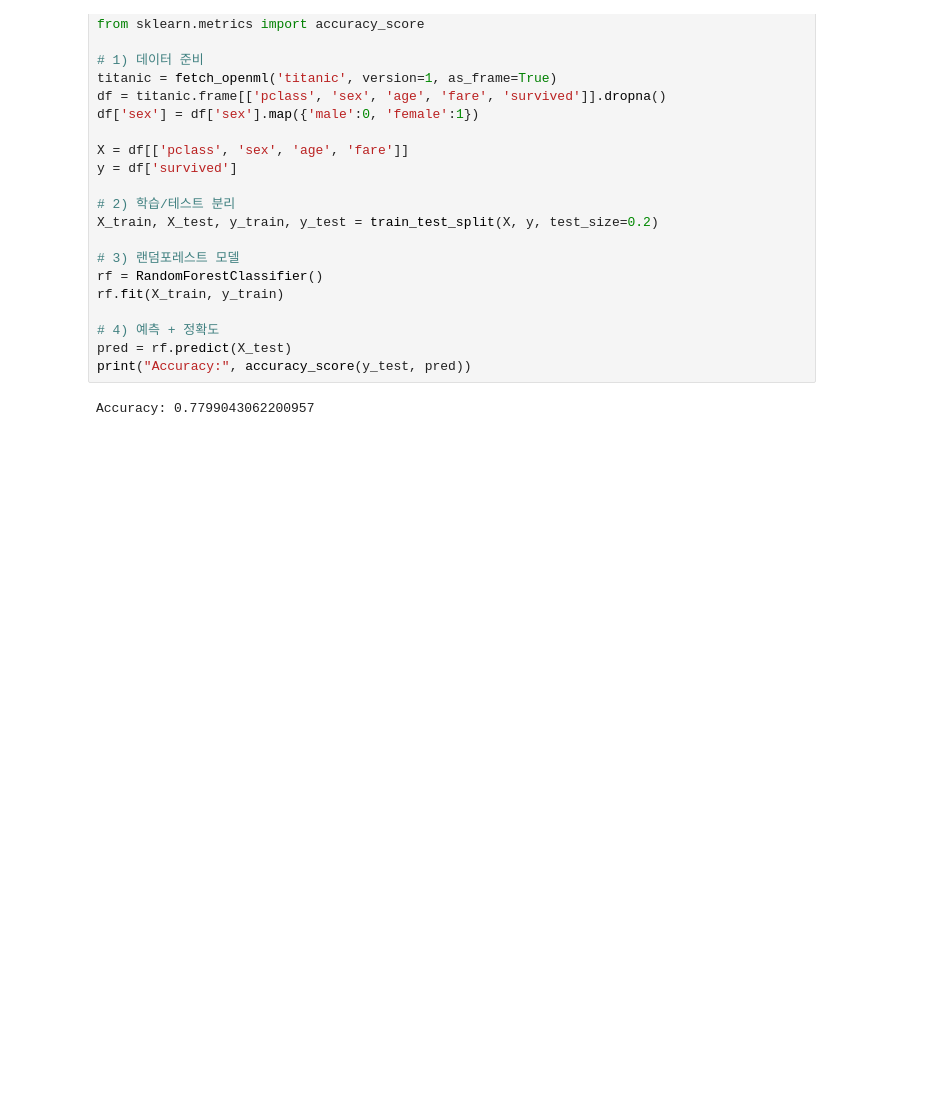
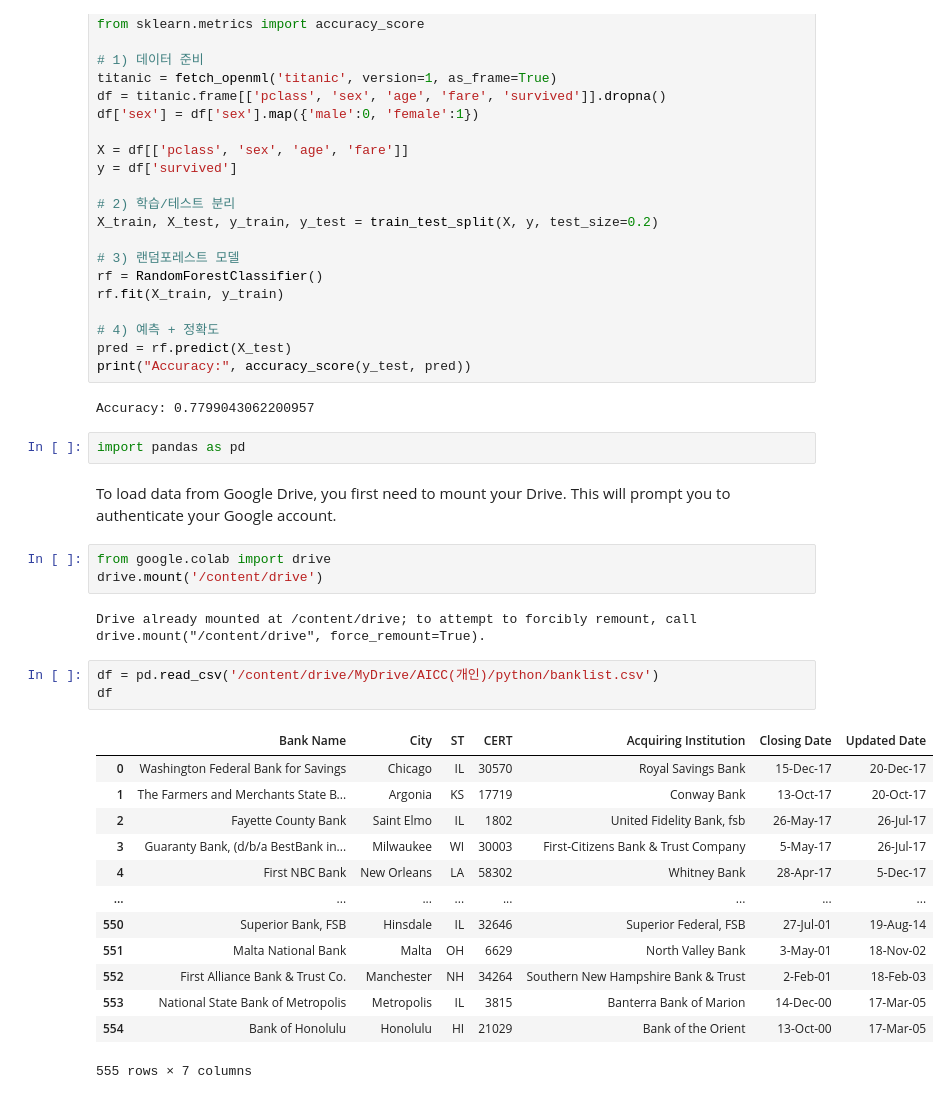
Before and after one commit to psallo/python_test, a Jupyter notebook: 앙상블_분석.ipynb, the cells around one changed output. Cells and saved outputs as stored; diff of their text form; blank space fills up the shorter version.

Commit message:
Colab을 통해 생성됨

```diff
--- a/앙상블_분석.ipynb
+++ b/앙상블_분석.ipynb
@@ -156,3 +156,29 @@ pred = rf.predict(X_test)
 print("Accuracy:", accuracy_score(y_test, pred))
 # %% [output]
 Accuracy: 0.7799043062200957
+# %%
+import pandas as pd
+# %% [markdown]
+To load data from Google Drive, you first need to mount your Drive. This will prompt you to authenticate your Google account.
+# %%
+from google.colab import drive
+drive.mount('/content/drive')
+# %% [output]
+Drive already mounted at /content/drive; to attempt to forcibly remount, call drive.mount("/content/drive", force_remount=True).
+# %%
+df = pd.read_csv('/content/drive/MyDrive/AICC(개인)/python/banklist.csv')
+df
+# %% [output]
+|  | Bank Name | City | ST | CERT | Acquiring Institution | Closing Date | Updated Date |
+| 0 | Washington Federal Bank for Savings | Chicago | IL | 30570 | Royal Savings Bank | 15-Dec-17 | 20-Dec-17 |
+| 1 | The Farmers and Merchants State B... | Argonia | KS | 17719 | Conway Bank | 13-Oct-17 | 20-Oct-17 |
+| 2 | Fayette County Bank | Saint Elmo | IL | 1802 | United Fidelity Bank, fsb | 26-May-17 | 26-Jul-17 |
+| 3 | Guaranty Bank, (d/b/a BestBank in... | Milwaukee | WI | 30003 | First-Citizens Bank & Trust Company | 5-May-17 | 26-Jul-17 |
+| 4 | First NBC Bank | New Orleans | LA | 58302 | Whitney Bank | 28-Apr-17 | 5-Dec-17 |
+| ... | ... | ... | ... | ... | ... | ... | ... |
+| 550 | Superior Bank, FSB | Hinsdale | IL | 32646 | Superior Federal, FSB | 27-Jul-01 | 19-Aug-14 |
+| 551 | Malta National Bank | Malta | OH | 6629 | North Valley Bank | 3-May-01 | 18-Nov-02 |
+| 552 | First Alliance Bank & Trust Co. | Manchester | NH | 34264 | Southern New Hampshire Bank & Trust | 2-Feb-01 | 18-Feb-03 |
+| 553 | National State Bank of Metropolis | Metropolis | IL | 3815 | Banterra Bank of Marion | 14-Dec-00 | 17-Mar-05 |
+| 554 | Bank of Honolulu | Honolulu | HI | 21029 | Bank of the Orient | 13-Oct-00 | 17-Mar-05 |
+555 rows × 7 columns
```
